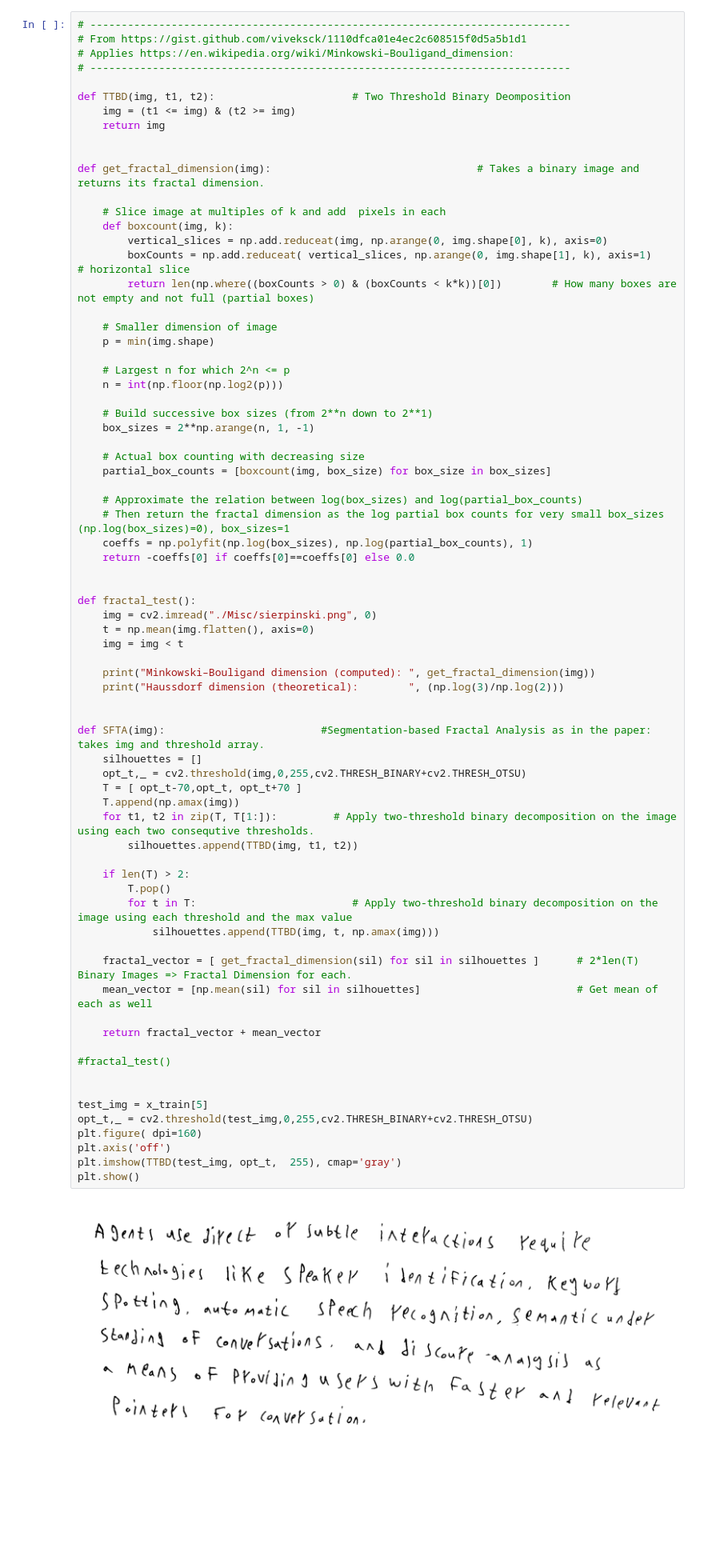
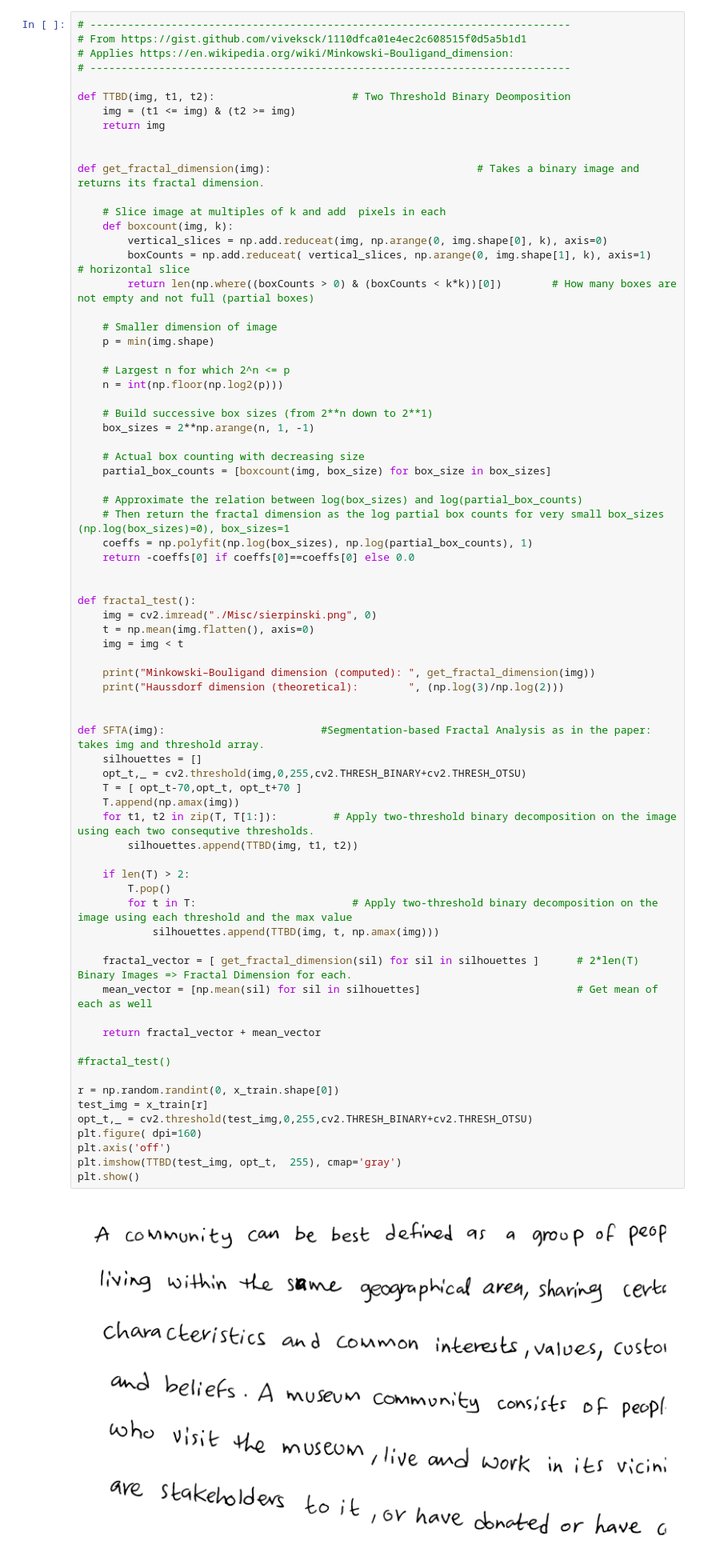
Before and after one commit to radwaahmed2132000/Gender-Classification-ICDAR2013, a Jupyter notebook: FindFractalFeatures.ipynb, the cells around one changed output. Shown at 80% size. Saved outputs shown, nothing was run; the diff lists cells and outputs as text; blank space fills up the shorter version.

```diff
--- a/FindFractalFeatures.ipynb
+++ b/FindFractalFeatures.ipynb
@@ -65,36 +68,36 @@ def fractal_test():
     print("Minkowski–Bouligand dimension (computed): ", get_fractal_dimension(img))
     print("Haussdorf dimension (theoretical):        ", (np.log(3)/np.log(2)))
 
 
 def SFTA(img):                         #Segmentation-based Fractal Analysis as in the paper: takes img and threshold array.
     silhouettes = []
     opt_t,_ = cv2.threshold(img,0,255,cv2.THRESH_BINARY+cv2.THRESH_OTSU)
     T = [ opt_t-70,opt_t, opt_t+70 ]
     T.append(np.amax(img))
     for t1, t2 in zip(T, T[1:]):         # Apply two-threshold binary decomposition on the image using each two consequtive thresholds.
         silhouettes.append(TTBD(img, t1, t2))
 
     if len(T) > 2:
         T.pop()
         for t in T:                         # Apply two-threshold binary decomposition on the image using each threshold and the max value
             silhouettes.append(TTBD(img, t, np.amax(img)))
 
     fractal_vector = [ get_fractal_dimension(sil) for sil in silhouettes ]      # 2*len(T) Binary Images => Fractal Dimension for each.
     mean_vector = [np.mean(sil) for sil in silhouettes]                         # Get mean of each as well
 
     return fractal_vector + mean_vector
 
 #fractal_test()
 
-
-test_img = x_train[5]
+r = np.random.randint(0, x_train.shape[0])
+test_img = x_train[r]
 opt_t,_ = cv2.threshold(test_img,0,255,cv2.THRESH_BINARY+cv2.THRESH_OTSU)
 plt.figure( dpi=160)
 plt.axis('off')
 plt.imshow(TTBD(test_img, opt_t,  255), cmap='gray')
 plt.show()
 # %% [output]
-[figure, old version]
+[figure, new version]
 # %%
 # converting the dataset into features (x1, x2)
 def apply_features(x_train, x_test, saved=False):
```
Also changed, not shown: parts of 4 cells of this notebook, 6 other files.
